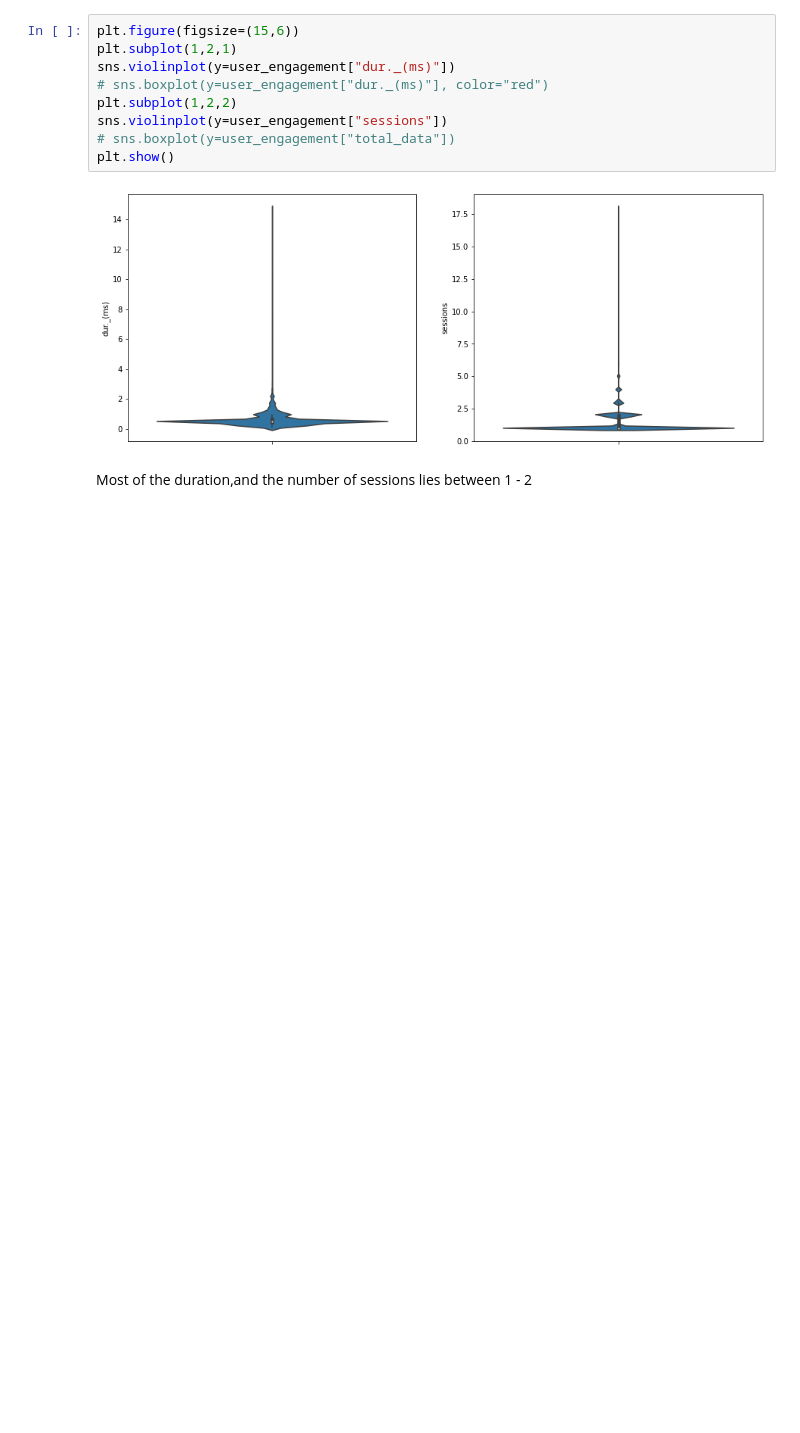
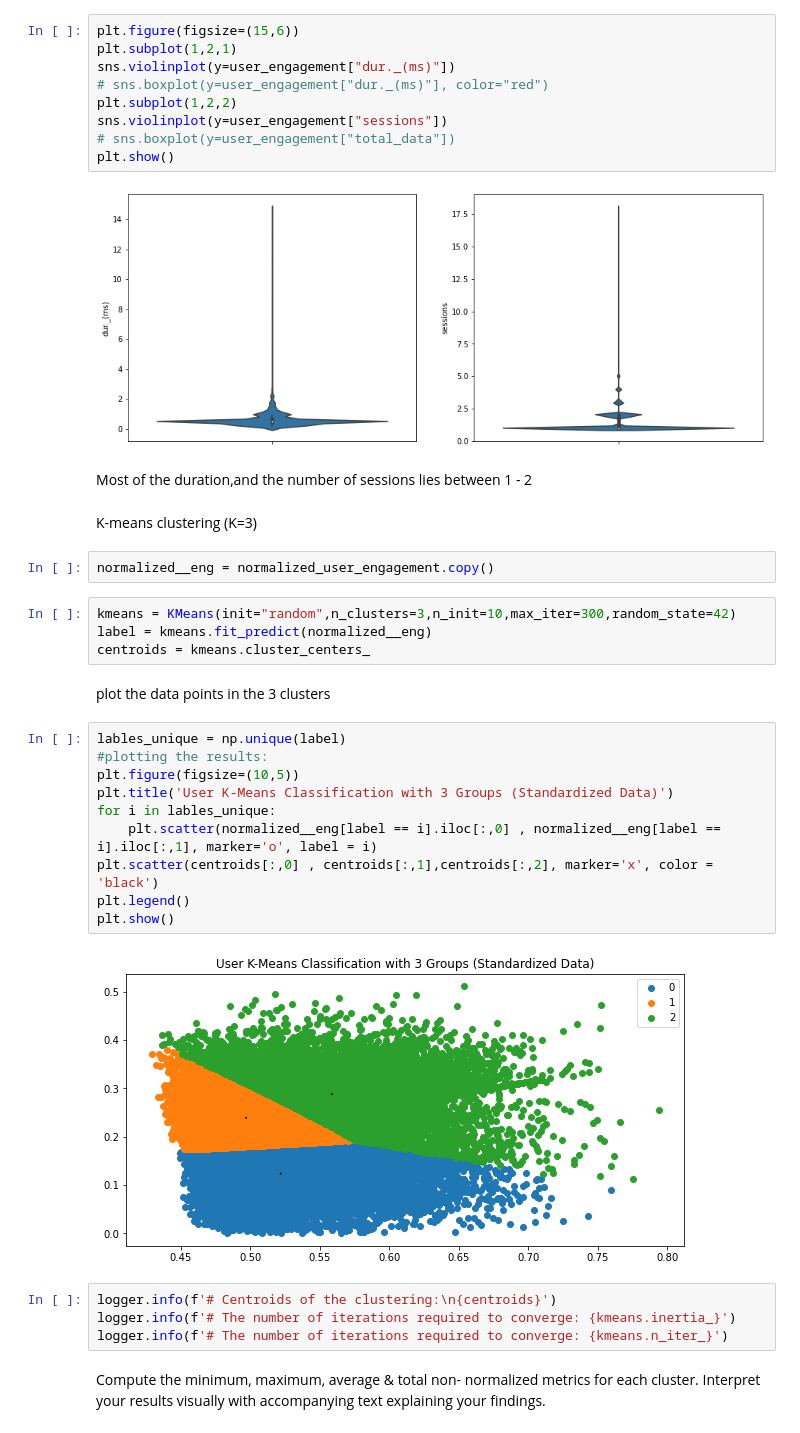
Before and after one commit to jedisam/Telecom-Data-Analysis, a Jupyter notebook: notebooks/userEngagementAnalysis.ipynb, the cells around one changed output. Drawn from its saved outputs; the diff is of its cells as text; blank space fills up the shorter version.

Commit message:
clustering visual interpretation

```diff
--- a/notebooks/userEngagementAnalysis.ipynb
+++ b/notebooks/userEngagementAnalysis.ipynb
@@ -222,3 +228,31 @@ plt.show()
 [figure]
 # %% [markdown]
 Most of the duration,and the number of sessions lies between 1 - 2
+# %% [markdown]
+K-means clustering (K=3)
+# %%
+normalized__eng = normalized_user_engagement.copy()
+# %%
+kmeans = KMeans(init="random",n_clusters=3,n_init=10,max_iter=300,random_state=42)
+label = kmeans.fit_predict(normalized__eng)
+centroids = kmeans.cluster_centers_
+# %% [markdown]
+plot the data points in the 3 clusters
+# %%
+lables_unique = np.unique(label)
+#plotting the results:
+plt.figure(figsize=(10,5))
+plt.title('User K-Means Classification with 3 Groups (Standardized Data)')
+for i in lables_unique:
+    plt.scatter(normalized__eng[label == i].iloc[:,0] , normalized__eng[label == i].iloc[:,1], marker='o', label = i)
+plt.scatter(centroids[:,0] , centroids[:,1],centroids[:,2], marker='x', color = 'black')
+plt.legend()
+plt.show()
+# %% [output]
+[figure, added]
+# %%
+logger.info(f'# Centroids of the clustering:\n{centroids}')
+logger.info(f'# The number of iterations required to converge: {kmeans.inertia_}')
+logger.info(f'# The number of iterations required to converge: {kmeans.n_iter_}')
+# %% [markdown]
+Compute the minimum, maximum, average & total non- normalized metrics for each cluster. Interpret your results visually with accompanying text explaining your findings.
```
Also changed, not shown: parts of 4 cells of this notebook, 3 other files.
